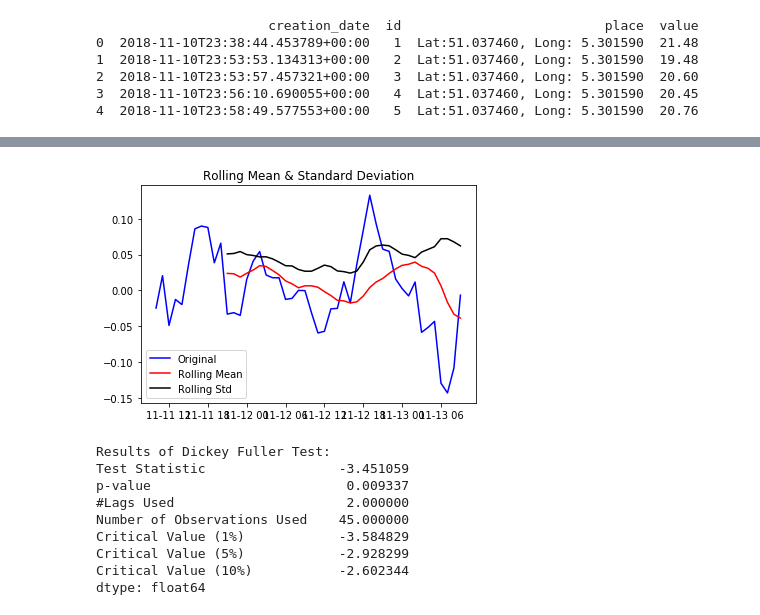
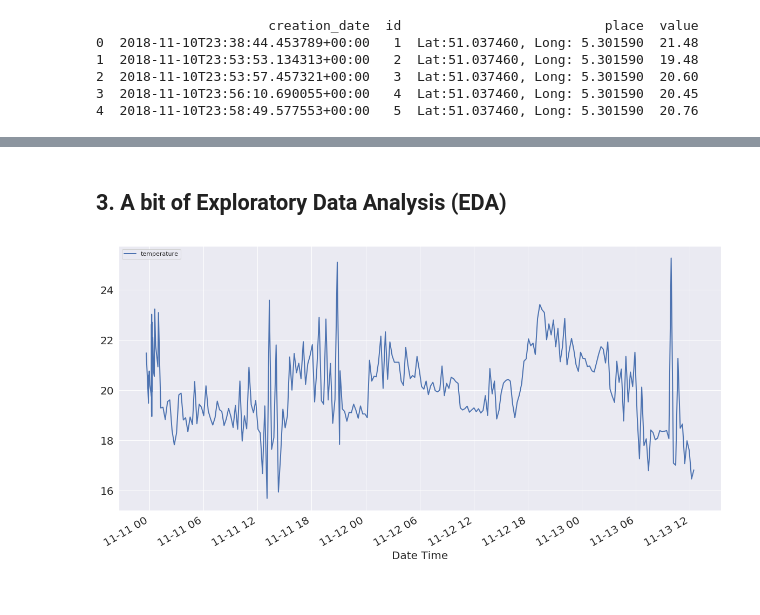
Before and after one commit to bryanhonof/Smart-Systems-Assignment-1, a Jupyter notebook: Python/test_notebook.ipynb, the cells around one changed output, grey strips where cells are left out. Cells and saved outputs as stored; diff of their text form; code cells hidden in the pictures.

Commit message:
modified:   Python/.ipynb_checkpoints/test_notebook-checkpoint.ipynb 	modified:   Python/test_notebook.ipynb

```diff
--- a/Python/test_notebook.ipynb
+++ b/Python/test_notebook.ipynb
@@ -22,16 +23,10 @@ import pandas            as pd
 import numpy             as np
 import statsmodels.api   as sm
 import matplotlib.pyplot as plt
-
-from statsmodels.tsa.stattools   import adfuller
-from statsmodels.tsa.stattools   import acf, pacf
-from statsmodels.tsa.seasonal    import seasonal_decompose
-from statsmodels.tsa.arima_model import ARIMA
-from matplotlib.pylab            import rcParams
-from sqlalchemy                  import create_engine
-from datetime                    import datetime
+import seaborn           as sns
 
 %matplotlib inline
+sns.set()
 # %% [markdown]
 ## 2. Get Data <a name="Get-Data"></a>
 
@@ -84,22 +80,17 @@ df = pd.DataFrame(data, columns = ['creation_date', 'value'])
 df.columns = ['dateTime', 'temperature']
 
 # Inspect data
-print(df.info())
+#print(df.info())
 
 # Convert the creation_date column to datetime64
-df['dateTime'] = pd.to_datetime(df['dateTime'])
+# df['dateTime'] = pd.to_datetime(df['dateTime'])
+df['dateTime'] = pd.to_datetime(df.dateTime)
 # Convert the value column to float
-df['temperature'] = pd.to_numeric(df['temperature'])
+df['temperature'] = pd.to_numeric(df.temperature)
 
 # Set the dateTime column as index
-df.set_index('dateTime', inplace=True)
+df.set_index(['dateTime'], inplace=True)
 
 # Inspect data
-print(df.info())
-
-# Plot data
-df.plot(figsize=(15, 6), label='Temperature')
-plt.ylabel("Temperature in °C")
-plt.xlabel("Time")
-plt.show()
+print(df.head())
 # %% [output]
@@ -240,13 +104,7 @@ def test_stationarity(timeseries):
-# %%
-test_stationarity(datasetLogScaleMinusMovingAverage)
-# %% [output]
-[figure, removed]
-Results of Dickey Fuller Test:
-Test Statistic                 -3.451059
-p-value                         0.009337
-#Lags Used                      2.000000
-Number of Observations Used    45.000000
-Critical Value (1%)            -3.584829
-Critical Value (5%)            -2.928299
-Critical Value (10%)           -2.602344
-dtype: float64
+# %% [markdown]
+## 3. A bit of Exploratory Data Analysis (EDA) <a name="EDA"></a>
+# %%
+df.plot(figsize=(20,10), linewidth=2, fontsize=20)
+plt.xlabel('Date Time', fontsize=20);
+# %% [output]
+[figure, added]
```
Also changed, not shown: parts of 20 cells of this notebook.
